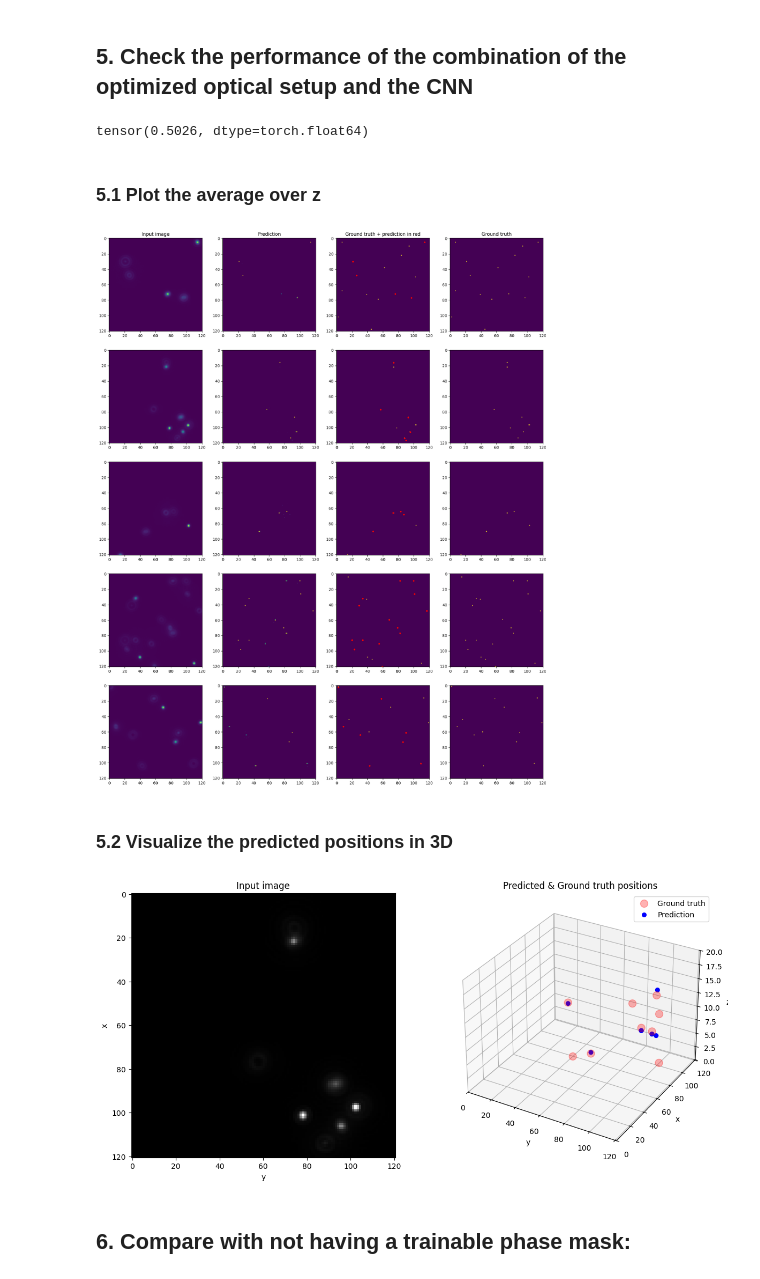
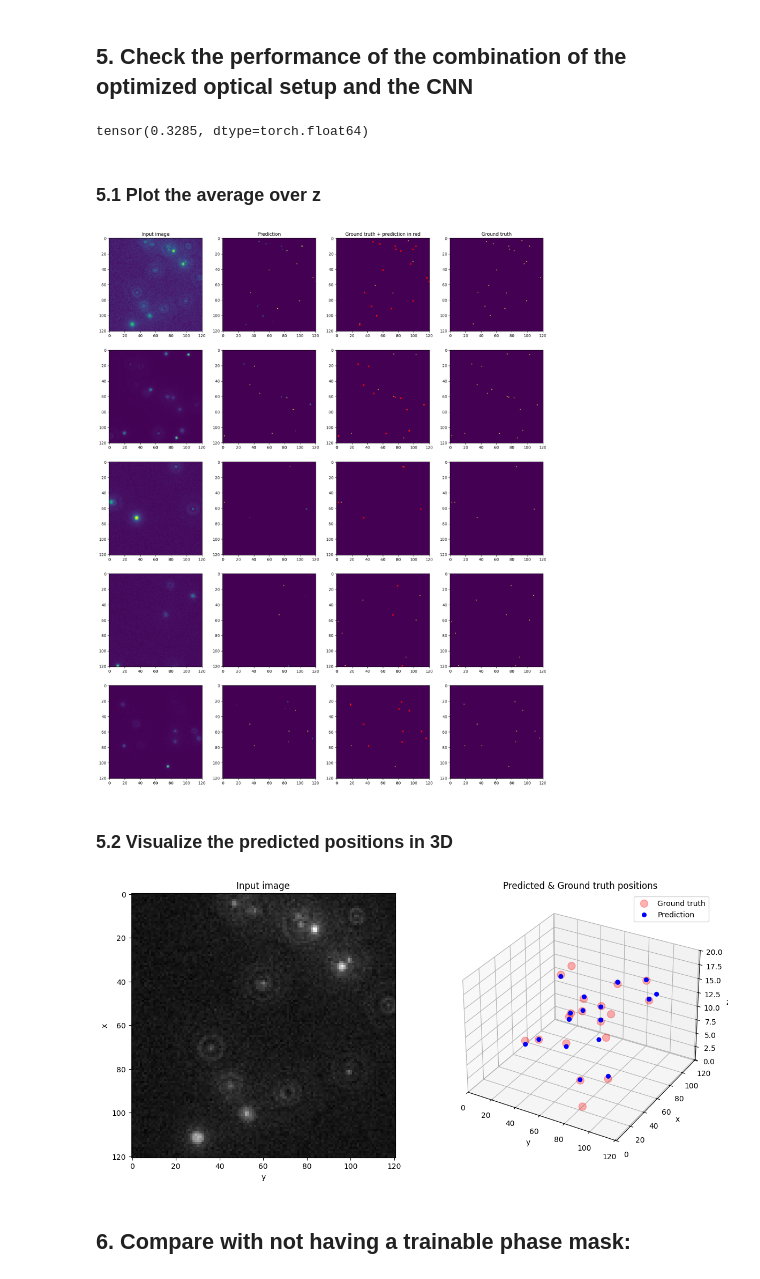
Before and after one commit to DeepTrackAI/DeepTrack2, a Jupyter notebook: tutorials/2-examples/DTEx252_phase_mask_optimization.ipynb, the cells around one changed output. Cells and saved outputs as stored; diff of their text form; code cells hidden in the pictures.

```diff
--- a/tutorials/2-examples/DTEx252_phase_mask_optimization.ipynb
+++ b/tutorials/2-examples/DTEx252_phase_mask_optimization.ipynb
@@ -111,6 +111,25 @@ class Positions(dt.Feature):
 # %%
 num_points = lambda: int(torch.randint(low=5, high=20, size=(1,)))
 xyz = Positions(num_points=num_points)
+# %%
+class poisson_noise_approx(dt.Noise):       # Because the real poisson noise is not compatible with backpropagation
+    def __init__(
+        self,
+        **kwargs,
+    ):
+        super().__init__(
+            **kwargs,
+        )
+
+    def get(self, image, noise_scale=1e-2, **kwargs):
+
+        image = torch.clamp(image, min=0.0)
+
+        # Gaussian approximation of Poisson noise
+        noise = torch.sqrt(image) * torch.randn_like(image, device=self.device)
+        noisy_image = image + noise * noise_scale
+
+        return noisy_image
 # %%
 i = -1
 def next_position():
@@ -123,7 +142,8 @@ particle = dt.PointParticle(position=next_position)
 
 gt_pip = dt.Value(torch.zeros((image_size, image_size, depth), dtype=float)) >> xyz
 
-noise = dt.Gaussian(mu=0, sigma=1e-4)
-im_pip = optics(particle ^ num_points) >> noise
+noise_gaussian = dt.Gaussian(mu=0, sigma=lambda: torch.rand(size=(1,), device=device)*1e-4)
+noise_poisson = poisson_noise_approx(noise_scale=lambda: torch.rand(size=(1,), device=device)*1e-2)
+im_pip = optics(particle ^ num_points) >> noise_poisson >> noise_gaussian
 
 pip = (im_pip & gt_pip) >> dt.MoveAxis(2, 0)
@@ -620,19 +636,21 @@ for _ in range(num_tests):
 average_jaccard_index = torch.mean(torch.tensor(jaccard_index))
 print(average_jaccard_index)
 # %% [output]
-tensor(0.5026, dtype=torch.float64)
+tensor(0.3285, dtype=torch.float64)
 # %% [markdown]
 ### 5.1 Plot the average over z
 # %%
 num_samples = 5
 fig, ax = plt.subplots(num_samples, 4, figsize=(20, 5*num_samples))
 
-images, gt = [], []
+images, gt, exact_pos = [], [], []
 for _ in range(num_samples):
     pip.update()
     img, g = pip.resolve()
+    pos = xyz.points
     images.append(img)
     gt.append(g)
+    exact_pos.append(pos)
 
 images = torch.stack(images)
 gt = torch.stack(gt)
@@ -655,37 +673,38 @@ ax[0, 1].set_title("Prediction")
 ax[0, 2].set_title("Ground truth + prediction in red")
 ax[0, 3].set_title("Ground truth");
 # %% [output]
-[figure, old version]
+[figure, new version]
 # %% [markdown]
 ### 5.2 Visualize the predicted positions in 3D
 # %%
-sample = 1
+sample = 0
 
 fig = plt.figure(figsize=(14, 7))
 
 ax1 = fig.add_subplot(121)
 ax1.imshow(images[sample, 0].cpu().detach().numpy(), cmap='gray')
 ax1.set_xlabel("y")
 ax1.set_ylabel("x")
 ax1.set_title("Input image")
 
 
 xyz_rec, conf_rec = postprocessing_module(preds[sample])
 xyz_target = torch.nonzero(gt[sample])[:, [2,1,0]]
 
 ax2 = fig.add_subplot(122, projection='3d')
-ax2.scatter(xyz_target[:, 0], xyz_target[:, 1], xyz_target[:, 2], c='red', marker='o', s=100, label='Ground truth', alpha=0.3)
+# ax2.scatter(xyz_target[:, 0], xyz_target[:, 1], xyz_target[:, 2], c='red', marker='o', s=100, label='Ground truth', alpha=0.3)
+ax2.scatter(exact_pos[sample][:, 1], exact_pos[sample][:, 0], exact_pos[sample][:, 2], c='red', marker='o', s=100, label='Ground truth', alpha=0.3)
 ax2.scatter(xyz_rec[:, 0], xyz_rec[:, 1], xyz_rec[:, 2], c='blue', marker='o', s=30, label='Prediction', alpha=1)
 
 ax2.set_xlabel('y')
 ax2.set_ylabel('x')
 ax2.set_zlabel('z')
 ax2.set_xlim(0, image_size)
 ax2.set_ylim(0, image_size)
 ax2.set_zlim(0, depth)
 ax2.set_title('Predicted & Ground truth positions')
 ax2.legend();
 # %% [output]
-[figure, old version]
+[figure, new version]
 # %% [markdown]
 ## 6. Compare with not having a trainable phase mask:
```
Also changed, not shown: parts of 7 cells of this notebook.
